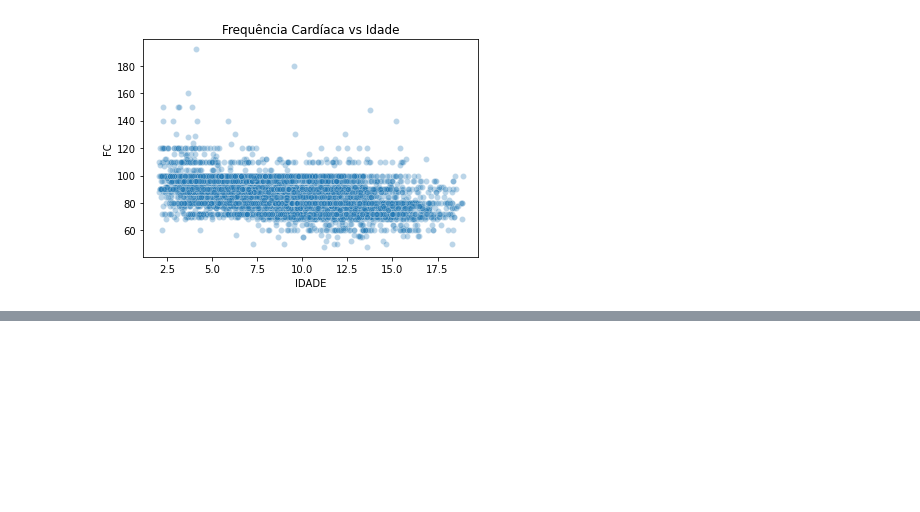
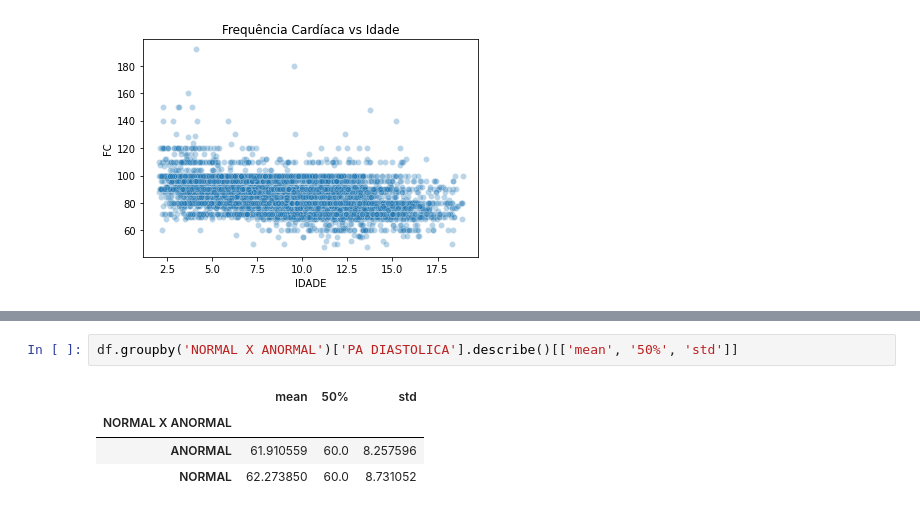
Before and after one commit to Proenca13/Project_FDS, a Jupyter notebook: PredictingCardiacDiseasesChildren.ipynb, the cells around one changed output, grey strips where cells are left out. Cells and saved outputs as stored; diff of their text form; blank space fills up the shorter version.

```diff
--- a/PredictingCardiacDiseasesChildren.ipynb
+++ b/PredictingCardiacDiseasesChildren.ipynb
@@ -1100,0 +1129,7 @@ plt.show()
+# %%
+df.groupby('NORMAL X ANORMAL')['PA DIASTOLICA'].describe()[['mean', '50%', 'std']]
+# %% [output]
+|  | mean | 50% | std |
+| NORMAL X ANORMAL |  |  |  |
+| ANORMAL | 61.910559 | 60.0 | 8.257596 |
+| NORMAL | 62.273850 | 60.0 | 8.731052 |
```
Also changed, not shown: parts of 8 cells of this notebook, 1 other file.
